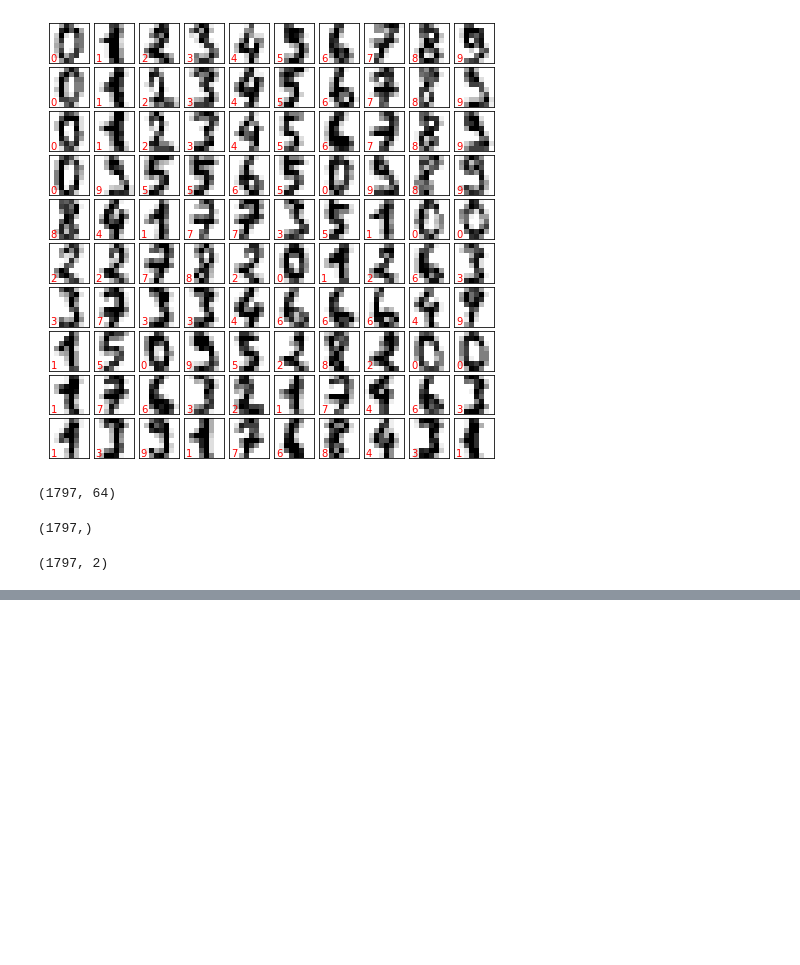
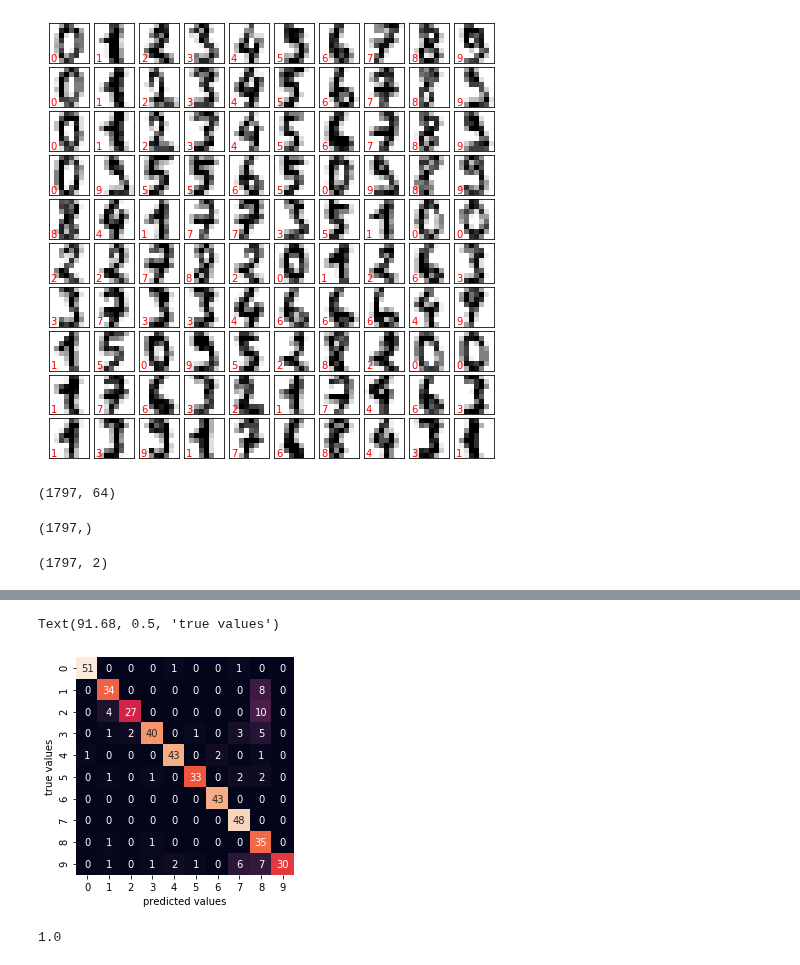
Before and after one commit to SpIIIII/jupyter-repo, a Jupyter notebook: Python Data Science Cookbook/Main (ML chapter).ipynb, the cells around one changed output, grey strips where cells are left out. Saved outputs shown, nothing was run; the diff lists cells and outputs as text; code cells hidden in the pictures; blank space fills up the shorter version.

```diff
--- a/Python Data Science Cookbook/Main (ML chapter).ipynb
+++ b/Python Data Science Cookbook/Main (ML chapter).ipynb
@@ -326,0 +346,7 @@ plt.clim(-0.5,9.5)
+# %%
+sns.heatmap(mat,square=True, annot=True, cbar=False)
+plt.xlabel('predicted values')
+plt.ylabel('true values')
+# %% [output]
+Text(91.68, 0.5, 'true values')
+[figure, added]
@@ -326,0 +365,4 @@ plt.clim(-0.5,9.5)
+# %%
+accuracy_score(y,y_model)
+# %% [output]
+1.0
```
Also changed, not shown: parts of 15 cells of this notebook, 2 other files.
